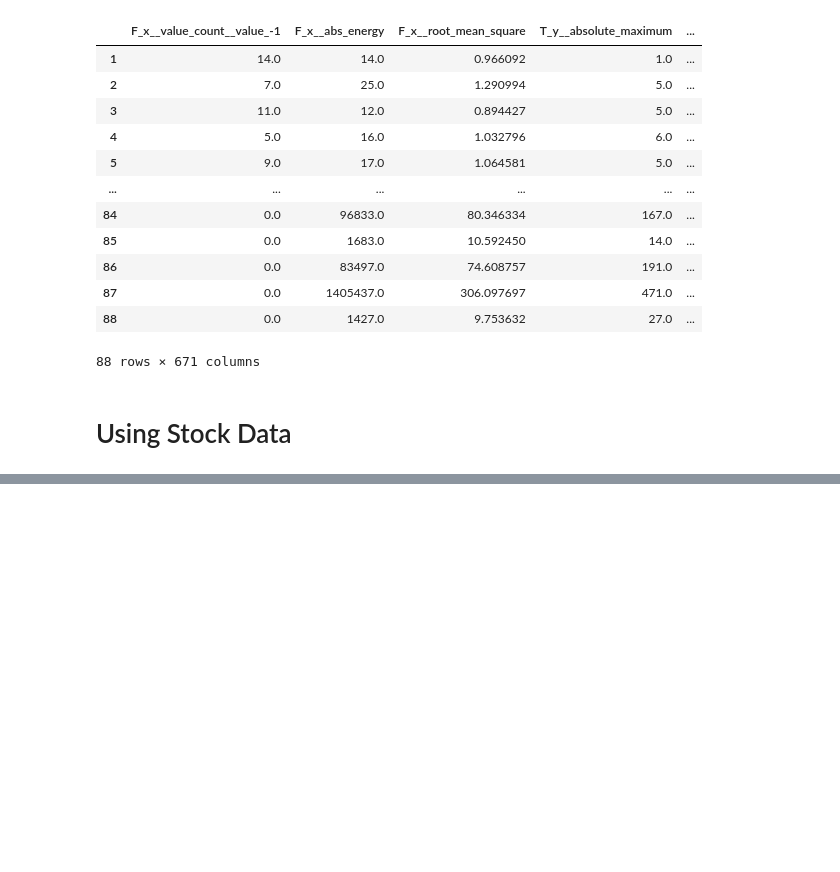
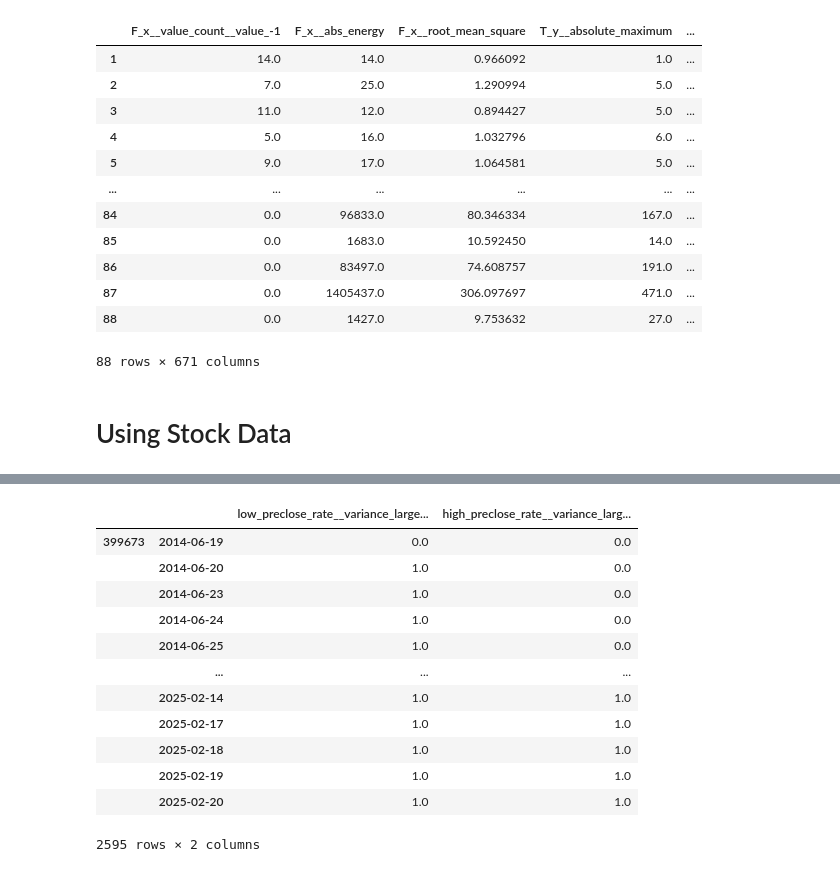
Before and after one commit to agux/marten, a Jupyter notebook: notebooks/0.1-tsfresh.ipynb, the cells around one changed output, grey strips where cells are left out. Saved outputs shown, nothing was run; the diff lists cells and outputs as text; code cells hidden in the pictures; blank space fills up the shorter version.

```diff
--- a/notebooks/0.1-tsfresh.ipynb
+++ b/notebooks/0.1-tsfresh.ipynb
@@ -107,0 +142,2 @@ df.insert(0, "unique_id", "399673")
+# %%
+features = extract_relevant_features(rts_mod, y_series, column_id="id", column_sort="ds")
@@ -107,0 +160,16 @@ df.insert(0, "unique_id", "399673")
+# %%
+features
+# %% [output]
+|  |  | low_preclose_rate__variance_large... | high_preclose_rate__variance_larg... |
+| 399673 | 2014-06-19 | 0.0 | 0.0 |
+|  | 2014-06-20 | 1.0 | 0.0 |
+|  | 2014-06-23 | 1.0 | 0.0 |
+|  | 2014-06-24 | 1.0 | 0.0 |
+|  | 2014-06-25 | 1.0 | 0.0 |
+|  | ... | ... | ... |
+|  | 2025-02-14 | 1.0 | 1.0 |
+|  | 2025-02-17 | 1.0 | 1.0 |
+|  | 2025-02-18 | 1.0 | 1.0 |
+|  | 2025-02-19 | 1.0 | 1.0 |
+|  | 2025-02-20 | 1.0 | 1.0 |
+2595 rows × 2 columns
```
Also changed, not shown: parts of 16 cells of this notebook.
